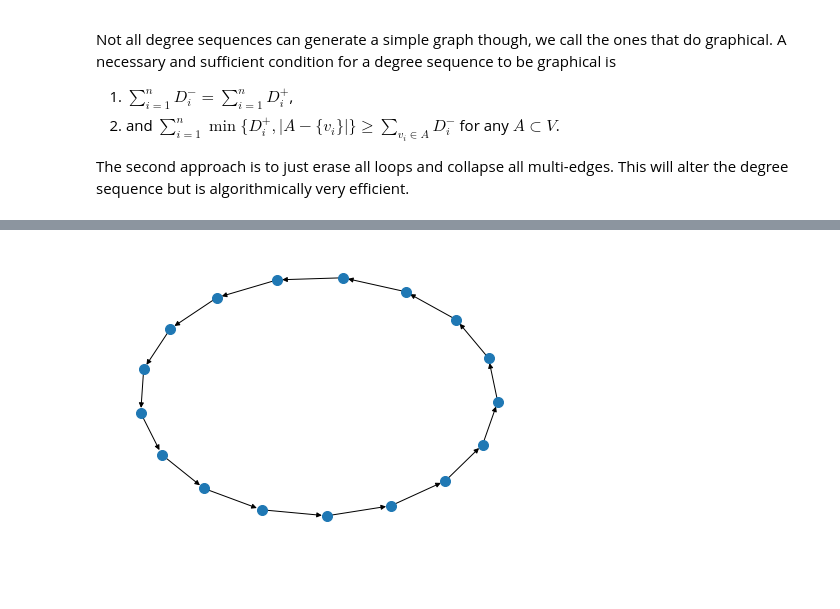
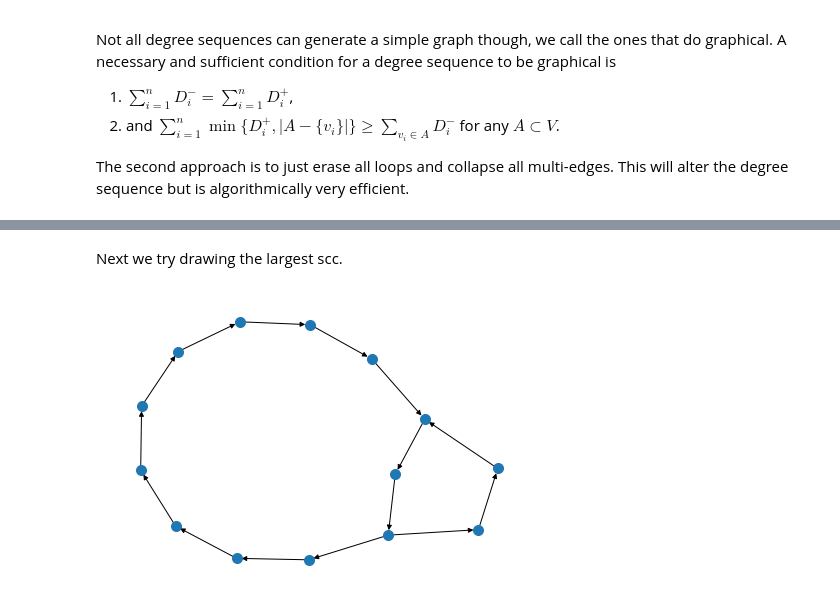
Before and after one commit to zhenengxie/directed_configuration_model, a Jupyter notebook: Directed Configuration Model Simulation.ipynb, the cells around one changed output, grey strips where cells are left out. Saved outputs shown, nothing was run; the diff lists cells and outputs as text; code cells hidden in the pictures; blank space fills up the shorter version.

Commit message:
added more flexible degree sampler

```diff
--- a/Directed Configuration Model Simulation.ipynb
+++ b/Directed Configuration Model Simulation.ipynb
@@ -168,0 +112,27 @@ for degree_generator, ax in zip(degree_generator_list, [ax1, ax2, ax3]):
+# %%
+def poisson_degrees(n, rho):
+    """
+    Given a correlation rho, generates a i.i.d. sequence of in and out degrees satisfiying the
+    criticality condition with correlation rho.
+    """
+    if rho == 0:
+        in_rate = 1
+        out_rate = 1
+
+    if 0 < rho and rho < 0.5:
+        k = (1 - 2 * rho) / rho
+        theta = rho / (1 - rho)
+        Lambda = np.random.gamma(k, theta, n)
+
+        in_rate = Lambda
+        out_rate = Lambda
+
+    if -1 < rho and rho < 0:
+        L = 2 / (1 + rho)
+        alpha = -0.5 * (1 + rho) / rho
+        Lambda = np.random.beta(alpha, alpha, n)
+
+        in_rate = L * Lambda
+        out_rate = L * (1 - Lambda)
+
+    return np.random.poisson(in_rate, n), np.random.poisson(out_rate, n)
@@ -171,16 +210,19 @@ Next, we plot a histogram for the degrees of the largest scc of m samples of the
+# %% [markdown]
+Next we try drawing the largest scc.
 # %%
-n = 1000000
+# parameters
 
-degree_generator = poisson_positive_corr
+n = 10000
+corr = -0.8
 
-in_degrees, out_degrees = sample_degree_sequence(degree_generator, n)
+# sampling directed configuration model
+in_degrees, out_degrees = sample_degree_sequence(lambda n: poisson_degrees(n, corr), n)
 G = nx.directed_configuration_model(in_degrees, out_degrees)
 
 # finding the largest scc
+largest_scc_vertices = max(nx.strongly_connected_components(G), key = len)
+largest_scc = G.subgraph(largest_scc_vertices)
 
-scc_list = nx.strongly_connected_components(G)
-vertices = max(scc_list, key=len)
-
-nx.draw_kamada_kawai(G.subgraph(vertices), node_size=100)
+nx.draw_kamada_kawai(largest_scc, node_size=100)
 # %% [output]
-[figure, old version]
+[figure, new version]
```
Also changed, not shown: parts of 8 cells of this notebook.
